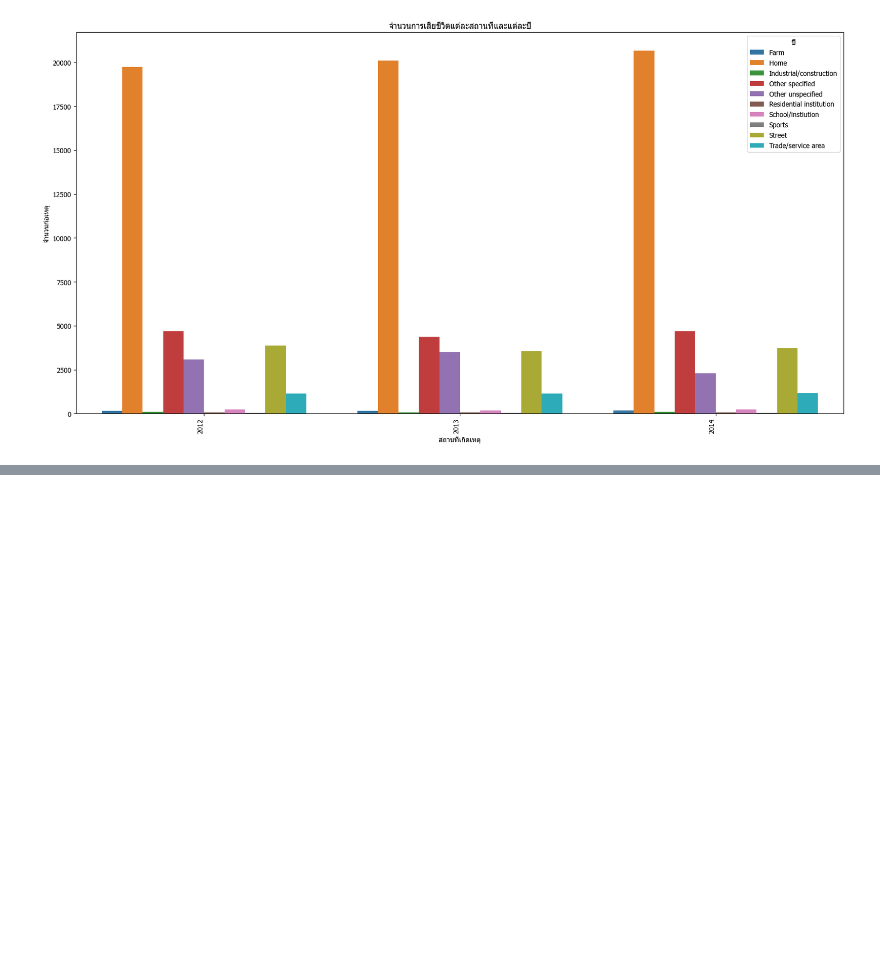
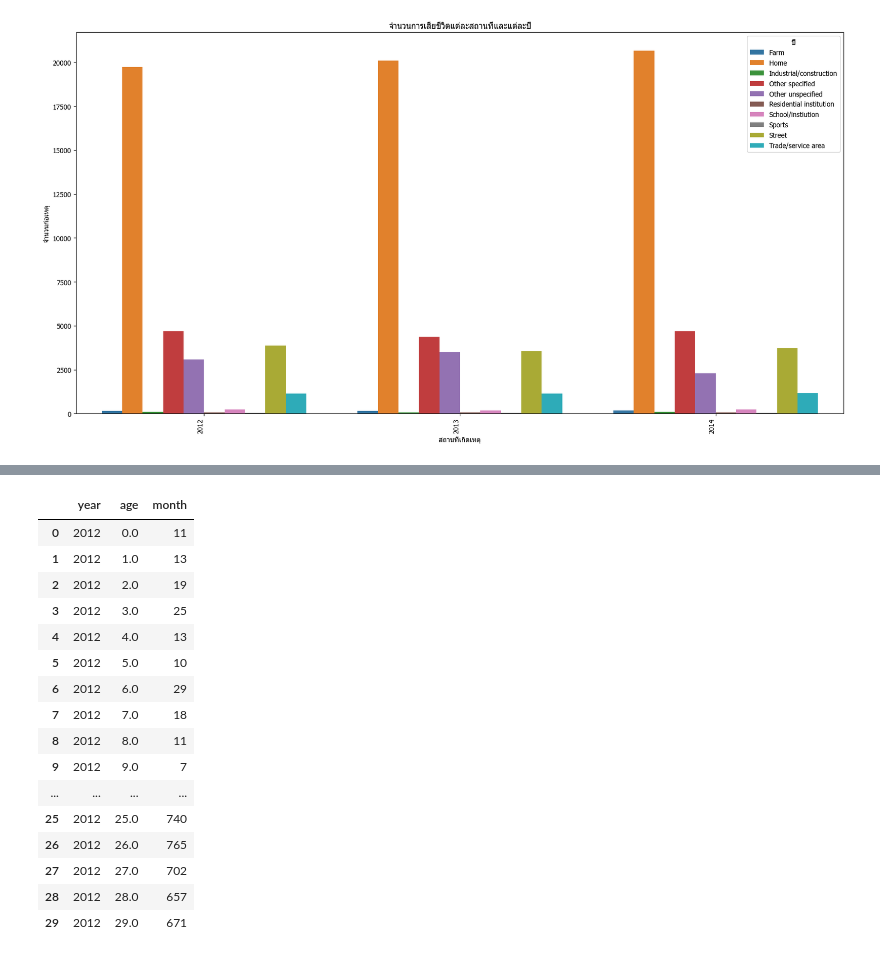
Before and after one commit to ThaphatTT/FinalDataAnalytics, a Jupyter notebook: GunAndDeathsInAmerica.ipynb, the cells around one changed output, grey strips where cells are left out. Saved outputs shown, nothing was run; the diff lists cells and outputs as text; code cells hidden in the pictures; blank space fills up the shorter version.

```diff
--- a/GunAndDeathsInAmerica.ipynb
+++ b/GunAndDeathsInAmerica.ipynb
@@ -181,0 +223,21 @@ plt.show()
+# %%
+death_count2 = data4.groupby(['year', 'age'])['month'].count().reset_index()
+death_count2
+# %% [output]
+|  | year | age | month |
+| 0 | 2012 | 0.0 | 11 |
+| 1 | 2012 | 1.0 | 13 |
+| 2 | 2012 | 2.0 | 19 |
+| 3 | 2012 | 3.0 | 25 |
+| 4 | 2012 | 4.0 | 13 |
+| 5 | 2012 | 5.0 | 10 |
+| 6 | 2012 | 6.0 | 29 |
+| 7 | 2012 | 7.0 | 18 |
+| 8 | 2012 | 8.0 | 11 |
+| 9 | 2012 | 9.0 | 7 |
+| ... | ... | ... | ... |
+| 25 | 2012 | 25.0 | 740 |
+| 26 | 2012 | 26.0 | 765 |
+| 27 | 2012 | 27.0 | 702 |
+| 28 | 2012 | 28.0 | 657 |
+| 29 | 2012 | 29.0 | 671 |
```
Also changed, not shown: parts of 3 cells of this notebook.
